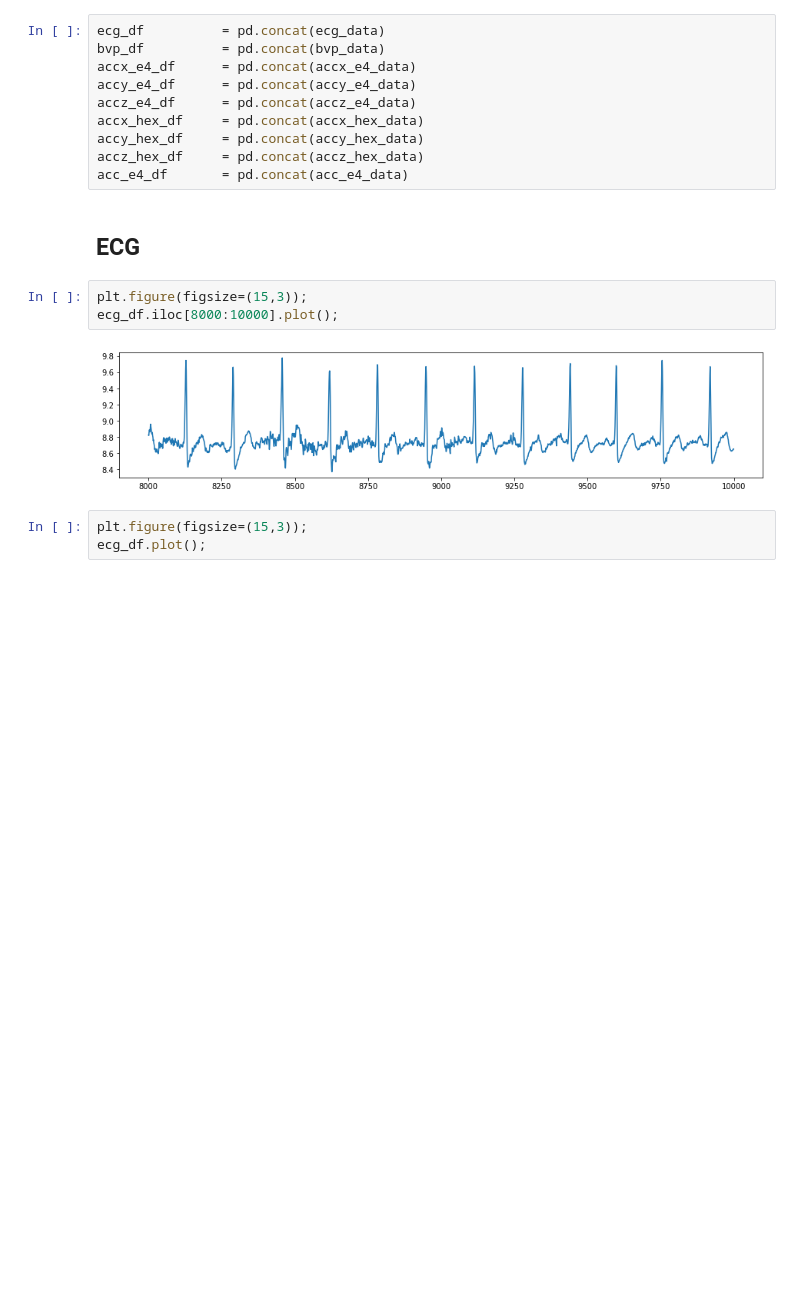
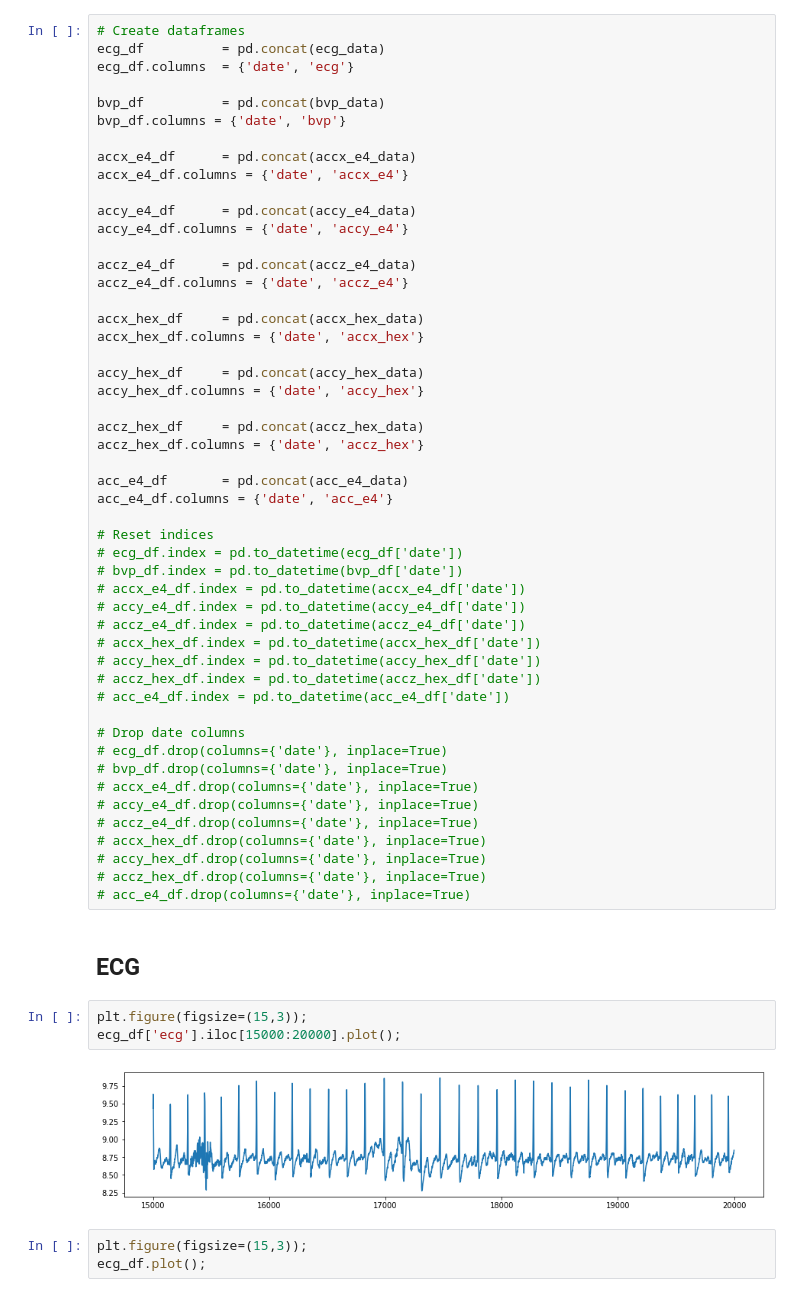
Before and after one commit to AbdulAlkurdi/anxietyFB, a Jupyter notebook: RadWear Parsing.ipynb, the cells around one changed output. Saved outputs shown, nothing was run; the diff lists cells and outputs as text; blank space fills up the shorter version.

```diff
--- a/RadWear Parsing.ipynb
+++ b/RadWear Parsing.ipynb
@@ -40,20 +82,60 @@ for subdir, dirs, files in os.walk(os.getcwd()):
 # %%
+# Create dataframes
 ecg_df          = pd.concat(ecg_data)
+ecg_df.columns  = {'date', 'ecg'}
+
 bvp_df          = pd.concat(bvp_data)
+bvp_df.columns = {'date', 'bvp'}
+
 accx_e4_df      = pd.concat(accx_e4_data)
+accx_e4_df.columns = {'date', 'accx_e4'}
+
 accy_e4_df      = pd.concat(accy_e4_data)
+accy_e4_df.columns = {'date', 'accy_e4'}
+
 accz_e4_df      = pd.concat(accz_e4_data)
+accz_e4_df.columns = {'date', 'accz_e4'}
+
 accx_hex_df     = pd.concat(accx_hex_data)
+accx_hex_df.columns = {'date', 'accx_hex'}
+
 accy_hex_df     = pd.concat(accy_hex_data)
+accy_hex_df.columns = {'date', 'accy_hex'}
+
 accz_hex_df     = pd.concat(accz_hex_data)
+accz_hex_df.columns = {'date', 'accz_hex'}
+
 acc_e4_df       = pd.concat(acc_e4_data)
+acc_e4_df.columns = {'date', 'acc_e4'}
+
+# Reset indices
+# ecg_df.index = pd.to_datetime(ecg_df['date'])
+# bvp_df.index = pd.to_datetime(bvp_df['date'])
+# accx_e4_df.index = pd.to_datetime(accx_e4_df['date'])
+# accy_e4_df.index = pd.to_datetime(accy_e4_df['date'])
+# accz_e4_df.index = pd.to_datetime(accz_e4_df['date'])
+# accx_hex_df.index = pd.to_datetime(accx_hex_df['date'])
+# accy_hex_df.index = pd.to_datetime(accy_hex_df['date'])
+# accz_hex_df.index = pd.to_datetime(accz_hex_df['date'])
+# acc_e4_df.index = pd.to_datetime(acc_e4_df['date'])
+
+# Drop date columns
+# ecg_df.drop(columns={'date'}, inplace=True)
+# bvp_df.drop(columns={'date'}, inplace=True)
+# accx_e4_df.drop(columns={'date'}, inplace=True)
+# accy_e4_df.drop(columns={'date'}, inplace=True)
+# accz_e4_df.drop(columns={'date'}, inplace=True)
+# accx_hex_df.drop(columns={'date'}, inplace=True)
+# accy_hex_df.drop(columns={'date'}, inplace=True)
+# accz_hex_df.drop(columns={'date'}, inplace=True)
+# acc_e4_df.drop(columns={'date'}, inplace=True)
 # %% [markdown]
 ## ECG
 # %%
 plt.figure(figsize=(15,3));
-ecg_df.iloc[8000:10000].plot();
+ecg_df['ecg'].iloc[15000:20000].plot();
 # %% [output]
-[figure, old version]
+[figure, new version]
 # %%
 plt.figure(figsize=(15,3));
 ecg_df.plot();
```
Also changed, not shown: parts of 9 cells of this notebook.
